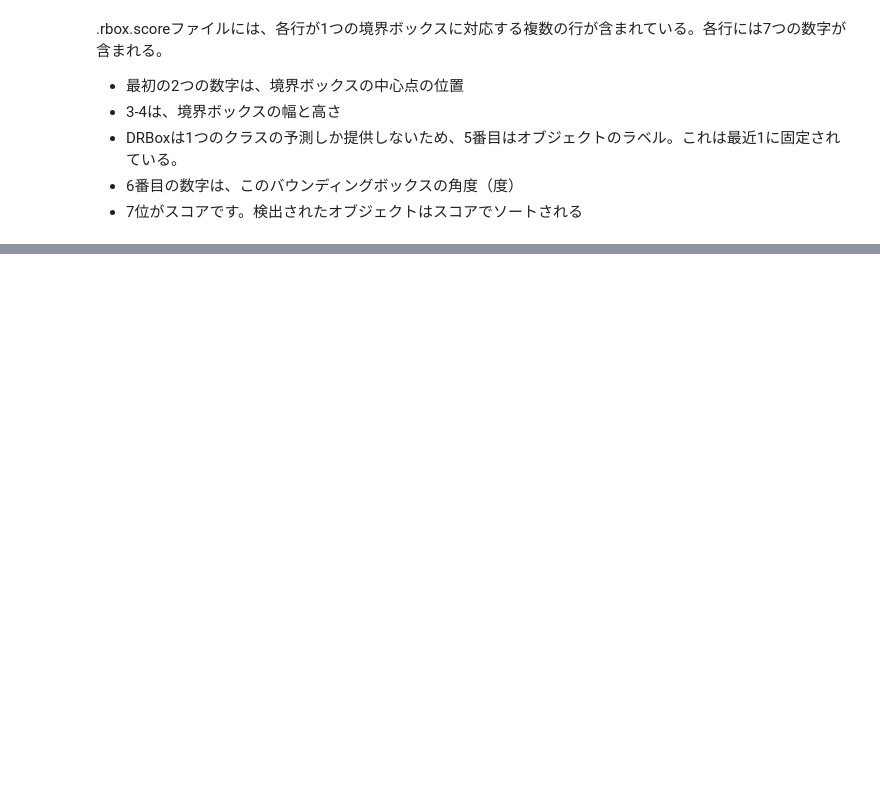
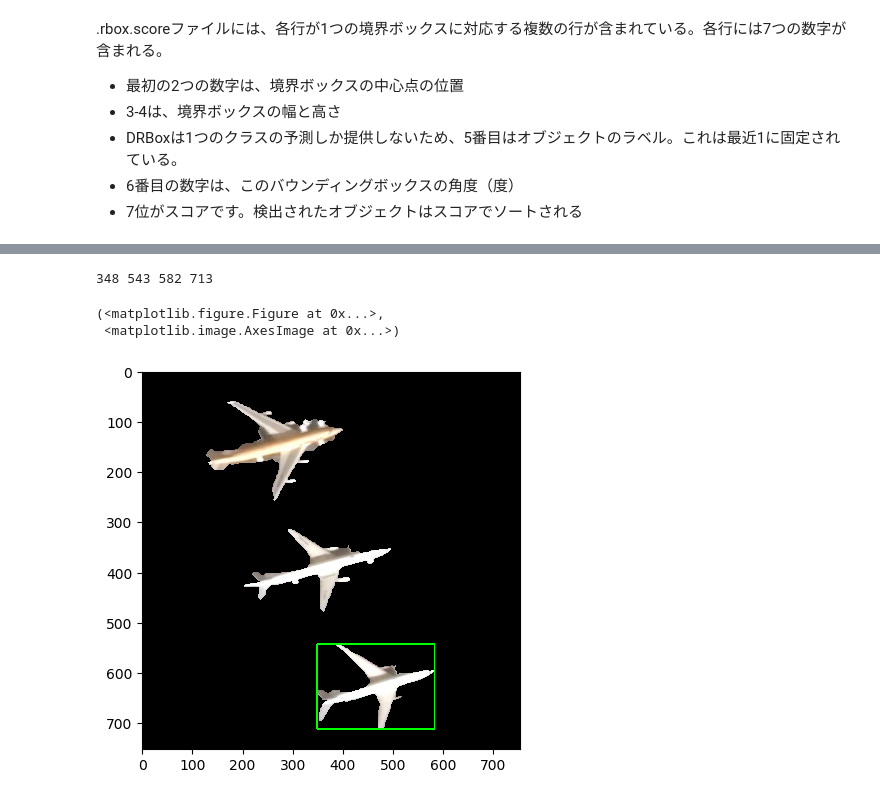
Before and after one commit to tadasi12/DRBox, a Jupyter notebook: examples/rbox/deploy/Airplane/Untitled.ipynb, the cells around one changed output, grey strips where cells are left out. Drawn from its saved outputs; the diff is of its cells as text; code cells hidden in the pictures; blank space fills up the shorter version.

```diff
--- a/examples/rbox/deploy/Airplane/Untitled.ipynb
+++ b/examples/rbox/deploy/Airplane/Untitled.ipynb
@@ -146,0 +103,20 @@ plt.imshow(im)
+# %%
+img = cv2.imread('demo.jpg.png')
+gray = cv2.cvtColor(img,cv2.COLOR_BGR2GRAY)
+ret,thresh = cv2.threshold(gray,127,255,0)
+_, contours, _ = cv2.findContours(thresh,cv2.RETR_TREE,cv2.CHAIN_APPROX_SIMPLE)
+cnt = contours[0]
+
+x,y,w,h = cv2.boundingRect(cnt)
+
+print(x,y,x+w,y+h)
+img = cv2.rectangle(img,(x,y),(x+w,y+h),(0,255,0),2)
+
+plt.figure(figsize=(5,5),dpi=100), plt.imshow(img)
+
+337 524 593 731
+# %% [output]
+348 543 582 713
+(<matplotlib.figure.Figure at 0x...>,
+ <matplotlib.image.AxesImage at 0x...>)
+[figure, added]
```
Also changed, not shown: parts of 6 cells of this notebook, 1 other file.
